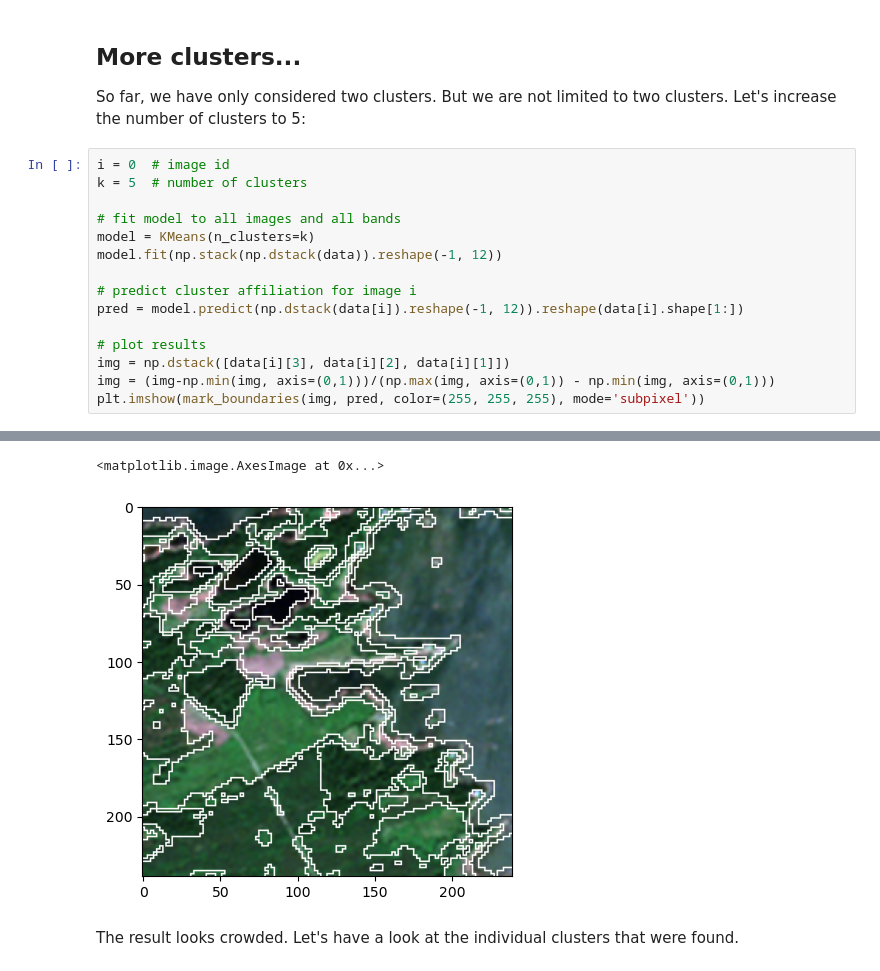
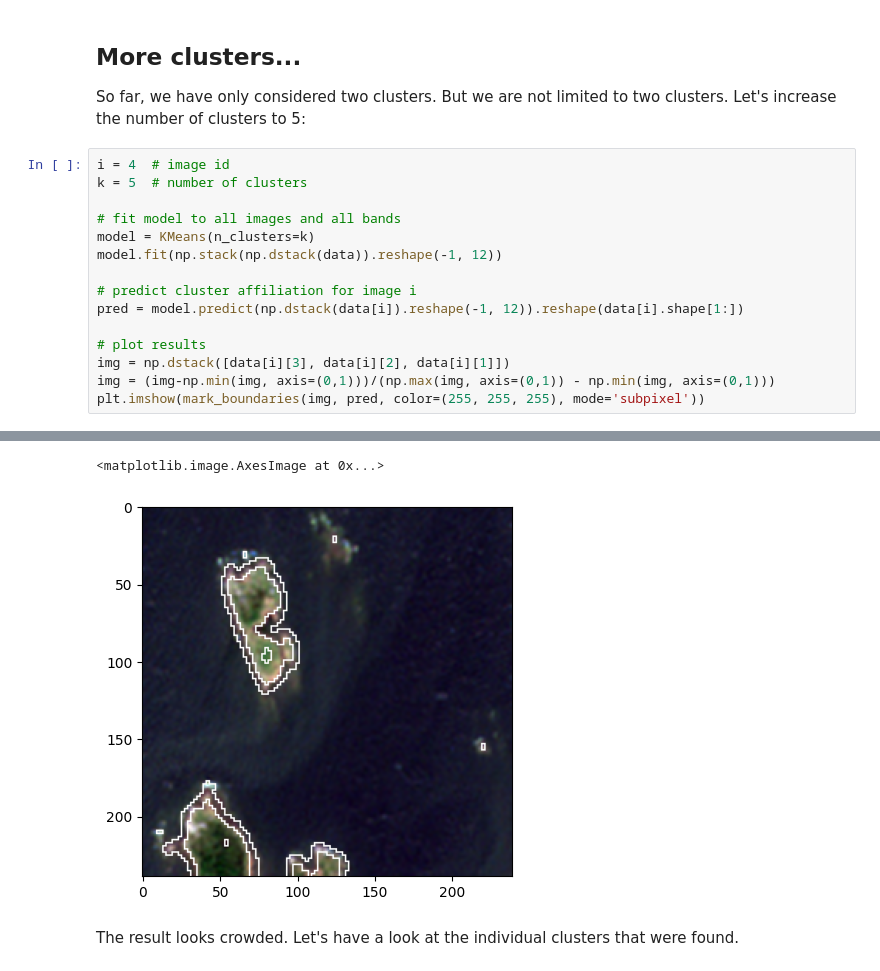
Before and after one commit to Cephas2374/Trading_bot, a Jupyter notebook: segmentation/sentinel-2/sentinel-2.ipynb, the cells around one changed output, grey strips where cells are left out. Cells and saved outputs as stored; diff of their text form.

```diff
--- a/segmentation/sentinel-2/sentinel-2.ipynb
+++ b/segmentation/sentinel-2/sentinel-2.ipynb
@@ -209,7 +256,7 @@ Clipping input data to the valid range for imshow with RGB data ([0..1] for floa
 
 So far, we have only considered two clusters. But we are not limited to two clusters. Let's increase the number of clusters to 5:
 # %%
-i = 0  # image id
+i = 4  # image id
 k = 5  # number of clusters
 
 # fit model to all images and all bands
@@ -228,5 +275,5 @@ Clipping input data to the valid range for imshow with RGB data ([0..1] for floa
 <matplotlib.image.AxesImage at 0x...>
-[figure, old version]
+[figure, new version]
 # %% [markdown]
 The result looks crowded. Let's have a look at the individual clusters that were found.
 # %%
```
Also changed, not shown: parts of 14 cells of this notebook.
